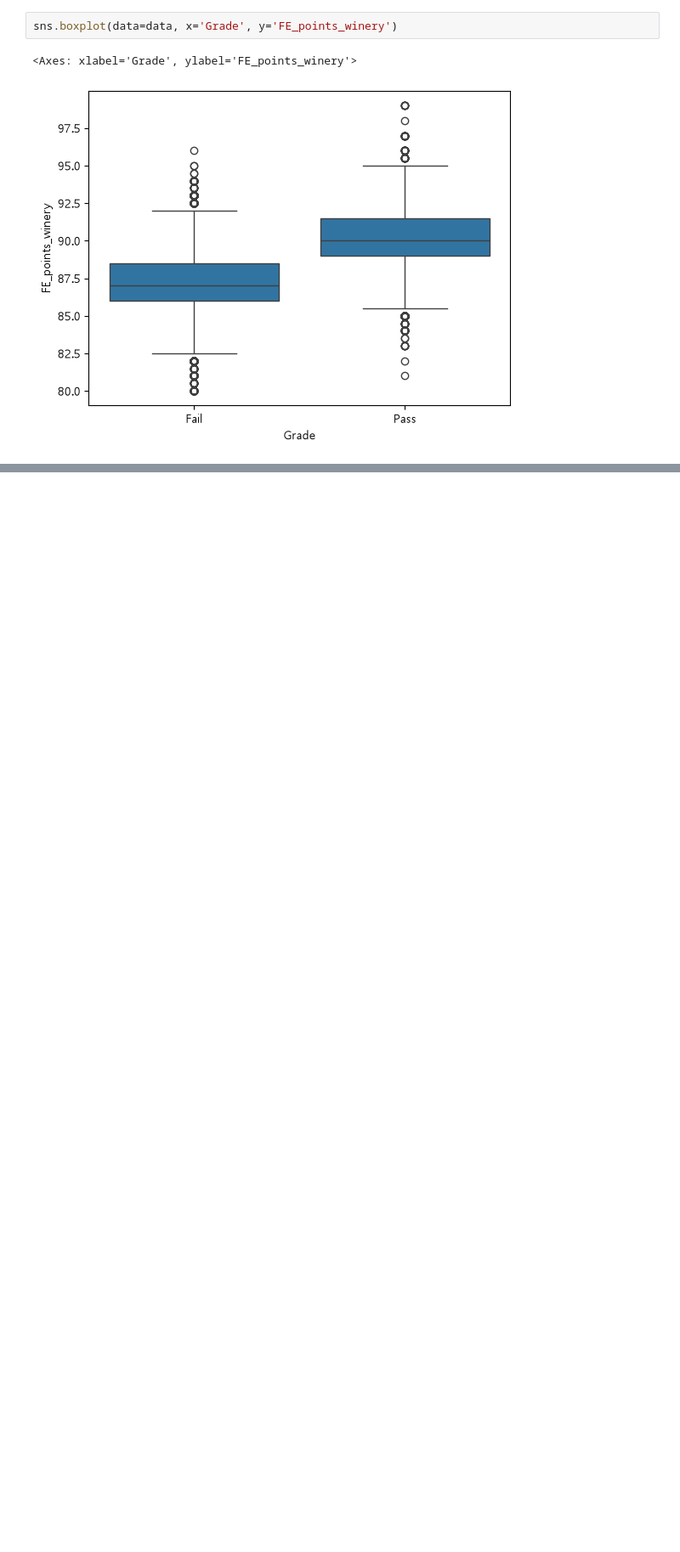
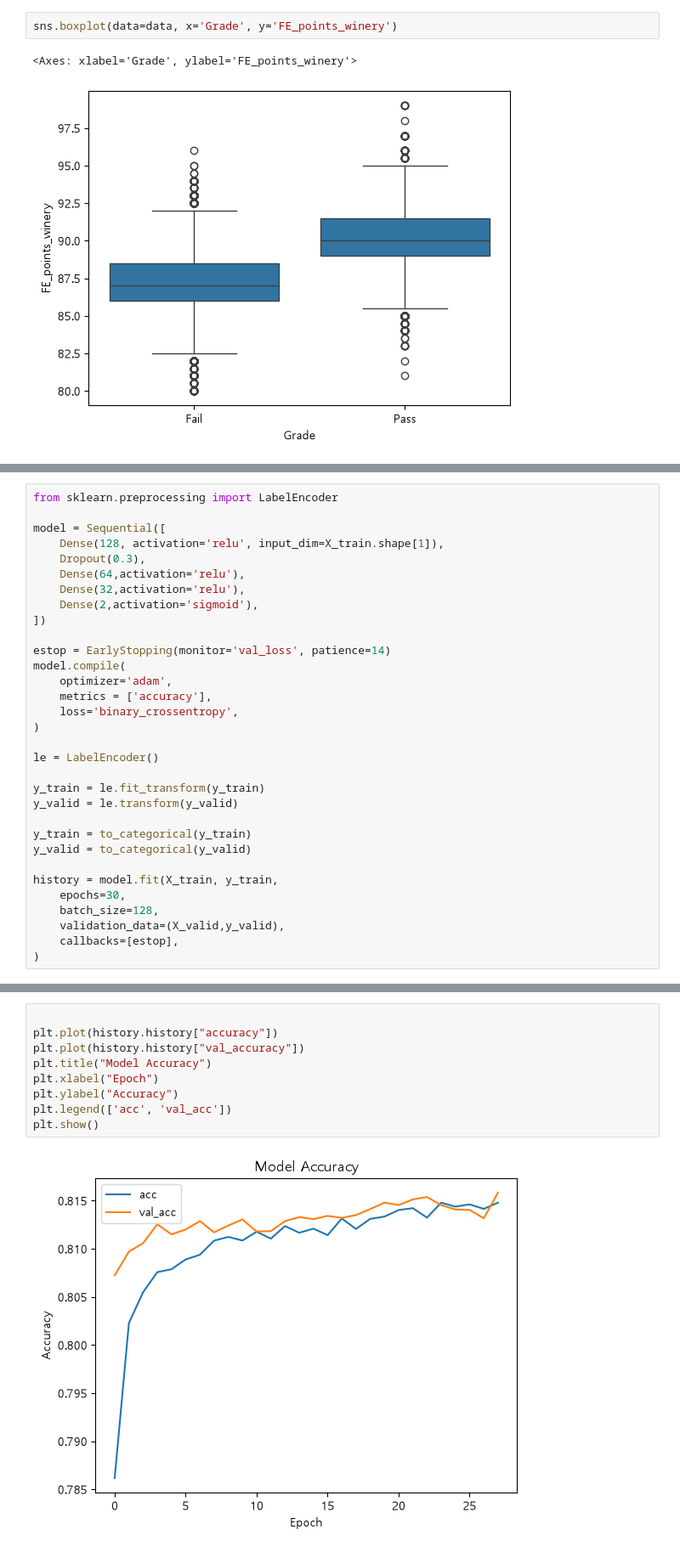
Before and after one commit to choiinho97/AICE_ASSO, a Jupyter notebook: 공식 샘플/01_aice_classification.ipynb, the cells around one changed output, grey strips where cells are left out. Shown at 85% size. Saved outputs shown, nothing was run; the diff lists cells and outputs as text; blank space fills up the shorter version.

```diff
--- a/공식 샘플/01_aice_classification.ipynb
+++ b/공식 샘플/01_aice_classification.ipynb
@@ -128,0 +239,32 @@ print(round(np.max(X_valid)))
+# %%
+from sklearn.preprocessing import LabelEncoder
+
+model = Sequential([
+    Dense(128, activation='relu', input_dim=X_train.shape[1]),
+    Dropout(0.3),
+    Dense(64,activation='relu'),
+    Dense(32,activation='relu'),
+    Dense(2,activation='sigmoid'),
+])
+
+estop = EarlyStopping(monitor='val_loss', patience=14)
+model.compile(
+    optimizer='adam',
+    metrics = ['accuracy'],
+    loss='binary_crossentropy',
+)
+
+le = LabelEncoder()
+
+y_train = le.fit_transform(y_train)
+y_valid = le.transform(y_valid)
+
+y_train = to_categorical(y_train)
+y_valid = to_categorical(y_valid)
+
+history = model.fit(X_train, y_train,
+    epochs=30,
+    batch_size=128,
+    validation_data=(X_valid,y_valid),
+    callbacks=[estop],
+)
@@ -128,0 +289,11 @@ print(round(np.max(X_valid)))
+# %%
+
+plt.plot(history.history["accuracy"])
+plt.plot(history.history["val_accuracy"])
+plt.title("Model Accuracy")
+plt.xlabel("Epoch")
+plt.ylabel("Accuracy")
+plt.legend(['acc', 'val_acc'])
+plt.show()
+# %% [output]
+[figure, added]
```
Also changed, not shown: parts of 15 cells of this notebook, 1 other file.
